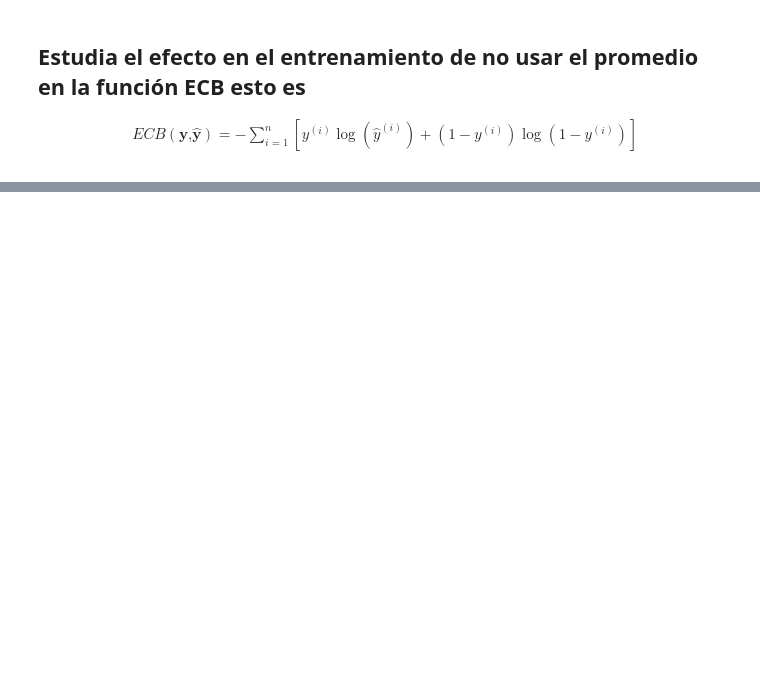
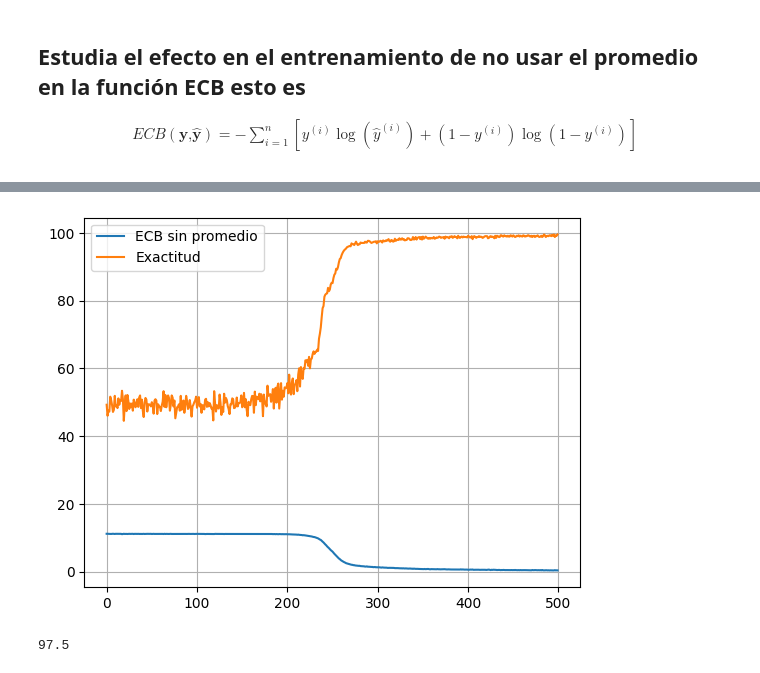
Before and after one commit to PabloBenitezR/Aprendizaje-Profundo, a Jupyter notebook: Redes densas/Retropropagación en red densa.ipynb, the cells around one changed output, grey strips where cells are left out. Saved outputs shown, nothing was run; the diff lists cells and outputs as text; code cells hidden in the pictures; blank space fills up the shorter version.

```diff
--- a/Redes densas/Retropropagación en red densa.ipynb
+++ b/Redes densas/Retropropagación en red densa.ipynb
@@ -702,7 +798,7 @@ def retropropagacion_nr_snp(X, y, alpha = 0.01, t_lote=16, n_epocas = 100, n_ocu
       W1 -= alpha * dW1; b1 -= alpha * db1
 
       # calcula la pérdida en la época
-      perdidas[i] += entropia_cruzada_binaria(ylote, y_hat)
+      perdidas[i] += entropia_cruzada_binaria_snp(ylote, y_hat)
       exactitudes[i] += exactitud(ylote, np.round(y_hat))
 
     perdidas[i] /= n_lotes
@@ -721,6 +835,13 @@ W1, b1, W2, b2, W3, b3, W4, b4, perdidas, exactitudes = retropropagacion_nr_snp(
 # %%
-plt.plot(np.arange(perdidas.size), perdidas, label='ECB')
+plt.plot(np.arange(perdidas.size), perdidas, label='ECB sin promedio')
 plt.plot(np.arange(exactitudes.size), exactitudes, label='Exactitud')
 plt.legend()
 plt.grid(True)
 plt.show()
+# %% [output]
+[figure, added]
+# %%
+_, _, _,_,_,_,_, y_hat = hacia_adelante_nr(Xval, W1, b1, W2, b2, W3, b3, W4, b4)
+print(exactitud(yval[:, np.newaxis], np.round(y_hat).astype(bool)))
+# %% [output]
+97.5
```
Also changed, not shown: parts of 17 cells of this notebook.
